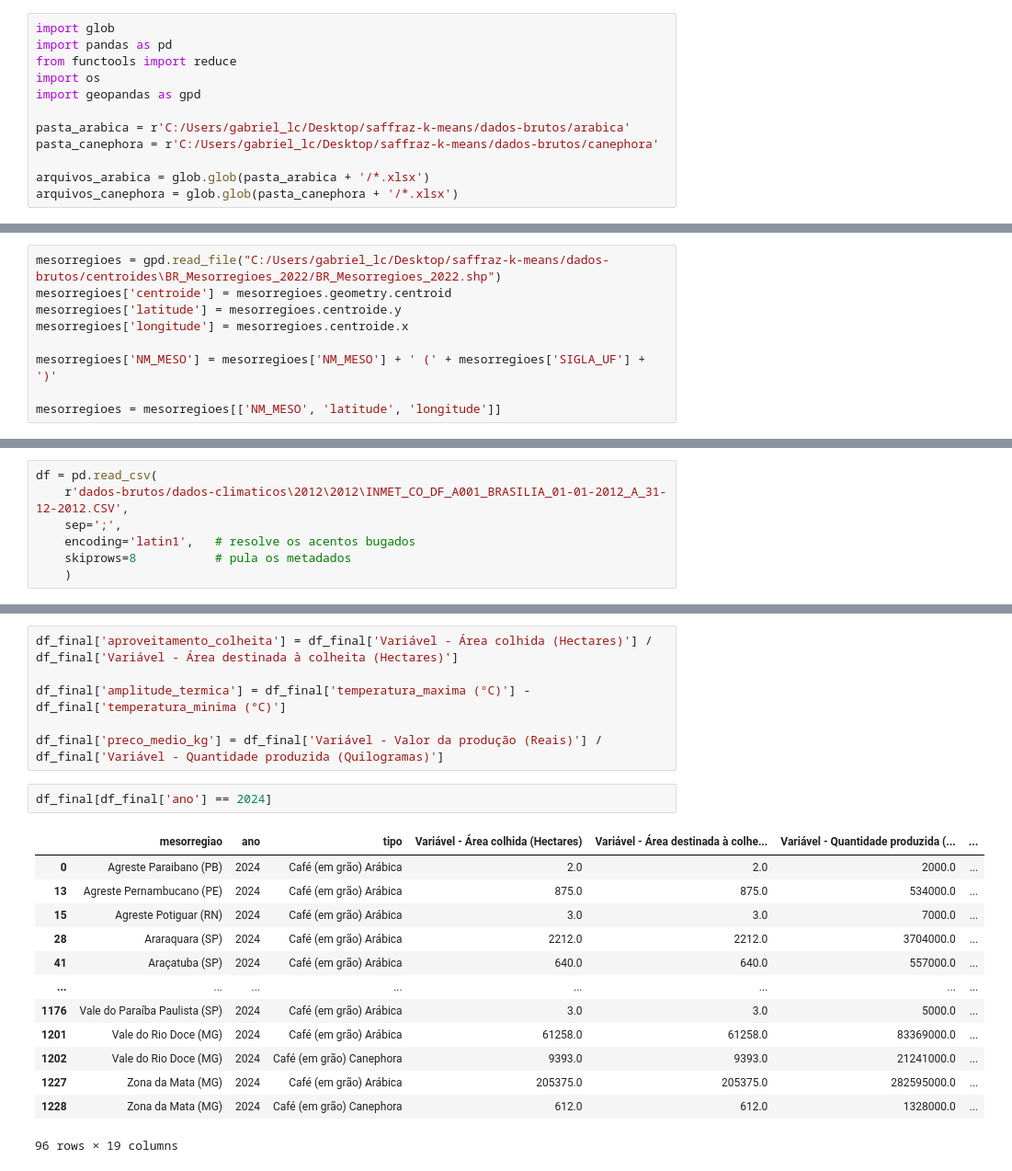
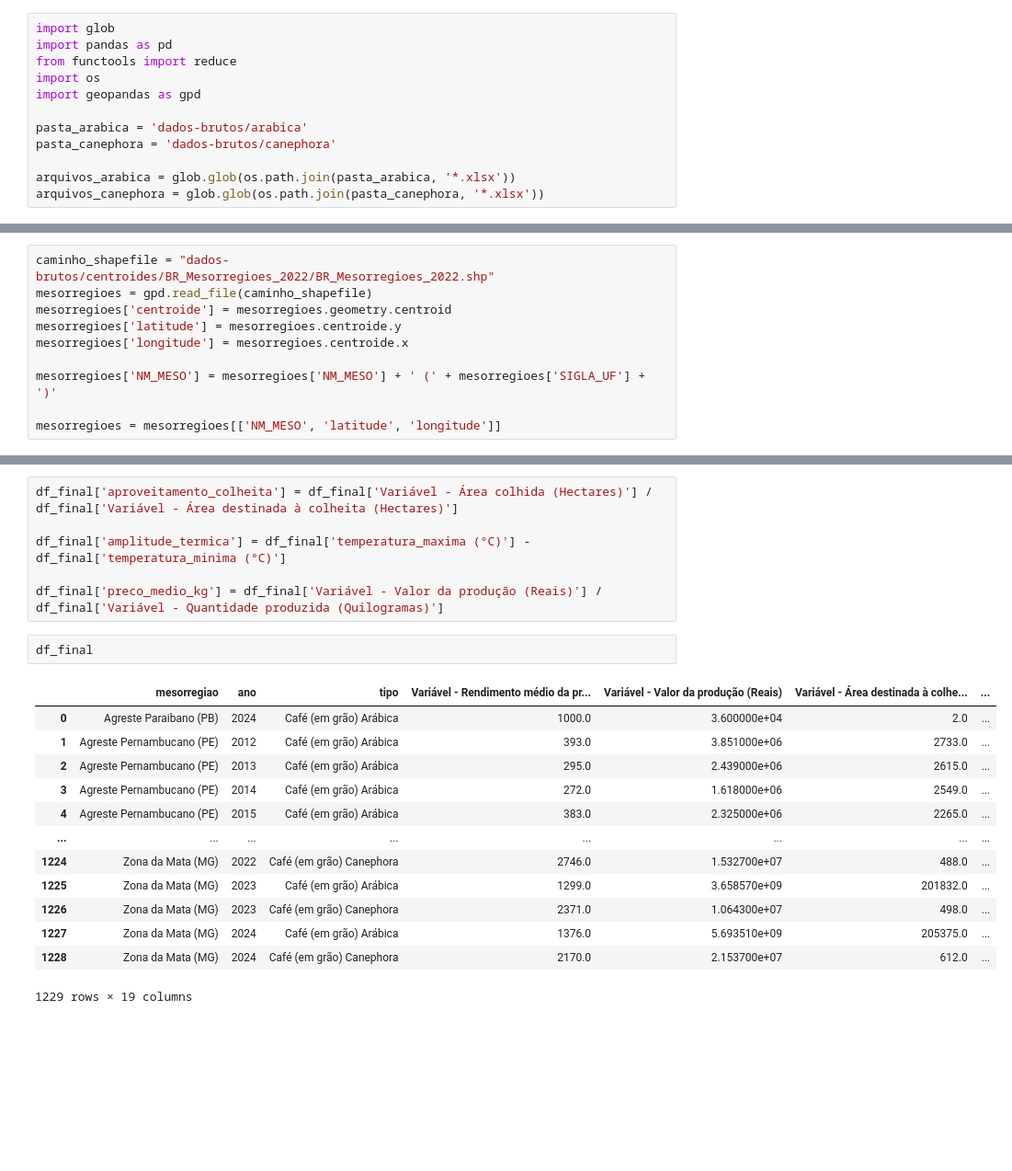
Before and after one commit to Lomba227/k-means-cafe, a Jupyter notebook: main.ipynb, the cells around one changed output, grey strips where cells are left out. Shown at 92% size. Saved outputs shown, nothing was run; the diff lists cells and outputs as text; blank space fills up the shorter version.

Commit message:
Alteração dos caminhos para rodar em qualquer pc

```diff
--- a/main.ipynb
+++ b/main.ipynb
@@ -5,11 +5,11 @@ from functools import reduce
 import os
 import geopandas as gpd
 
-pasta_arabica = r'C:/Users/gabriel_lc/Desktop/saffraz-k-means/dados-brutos/arabica'
-pasta_canephora = r'C:/Users/gabriel_lc/Desktop/saffraz-k-means/dados-brutos/canephora'
+pasta_arabica = 'dados-brutos/arabica'
+pasta_canephora = 'dados-brutos/canephora'
 
-arquivos_arabica = glob.glob(pasta_arabica + '/*.xlsx')
-arquivos_canephora = glob.glob(pasta_canephora + '/*.xlsx')
+arquivos_arabica = glob.glob(os.path.join(pasta_arabica, '*.xlsx'))
+arquivos_canephora = glob.glob(os.path.join(pasta_canephora, '*.xlsx'))
 # %%
 def trata_excel(caminho):
 
@@ -141,6 +141,7 @@ df_final
 1229 rows × 8 columns
 # %%
-mesorregioes = gpd.read_file("C:/Users/gabriel_lc/Desktop/saffraz-k-means/dados-brutos/centroides\BR_Mesorregioes_2022/BR_Mesorregioes_2022.shp")
+caminho_shapefile = "dados-brutos/centroides/BR_Mesorregioes_2022/BR_Mesorregioes_2022.shp"
+mesorregioes = gpd.read_file(caminho_shapefile)
 mesorregioes['centroide'] = mesorregioes.geometry.centroid
 mesorregioes['latitude'] = mesorregioes.centroide.y
 mesorregioes['longitude'] = mesorregioes.centroide.x
@@ -286,13 +287,6 @@ def trata_temperatura(caminho):
     df_final['ano'] = df_final['ano'].dt.year
 
     return df_final
-# %%
-df = pd.read_csv(
-    r'dados-brutos/dados-climaticos\2012\2012\INMET_CO_DF_A001_BRASILIA_01-01-2012_A_31-12-2012.CSV',
-    sep=';',
-    encoding='latin1',   # resolve os acentos bugados
-    skiprows=8           # pula os metadados
-    )
 # %%
 dfs = []
 
@@ -647,18 +641,18 @@ df_final['amplitude_termica'] = df_final['temperatura_maxima (°C)'] - df_final[
 
 df_final['preco_medio_kg'] = df_final['Variável - Valor da produção (Reais)'] / df_final['Variável - Quantidade produzida (Quilogramas)']
 # %%
-df_final[df_final['ano'] == 2024]
+df_final
 # %% [output]
-|  | mesorregiao | ano | tipo | Variável - Área colhida (Hectares) | Variável - Área destinada à colhe... | Variável - Quantidade produzida (... | ... |
-| 0 | Agreste Paraibano (PB) | 2024 | Café (em grão) Arábica | 2.0 | 2.0 | 2000.0 | ... |
-| 13 | Agreste Pernambucano (PE) | 2024 | Café (em grão) Arábica | 875.0 | 875.0 | 534000.0 | ... |
-| 15 | Agreste Potiguar (RN) | 2024 | Café (em grão) Arábica | 3.0 | 3.0 | 7000.0 | ... |
-| 28 | Araraquara (SP) | 2024 | Café (em grão) Arábica | 2212.0 | 2212.0 | 3704000.0 | ... |
-| 41 | Araçatuba (SP) | 2024 | Café (em grão) Arábica | 640.0 | 640.0 | 557000.0 | ... |
+|  | mesorregiao | ano | tipo | Variável - Rendimento médio da pr... | Variável - Valor da produção (Reais) | Variável - Área destinada à colhe... | ... |
+| 0 | Agreste Paraibano (PB) | 2024 | Café (em grão) Arábica | 1000.0 | 3.600000e+04 | 2.0 | ... |
+| 1 | Agreste Pernambucano (PE) | 2012 | Café (em grão) Arábica | 393.0 | 3.851000e+06 | 2733.0 | ... |
+| 2 | Agreste Pernambucano (PE) | 2013 | Café (em grão) Arábica | 295.0 | 2.439000e+06 | 2615.0 | ... |
+| 3 | Agreste Pernambucano (PE) | 2014 | Café (em grão) Arábica | 272.0 | 1.618000e+06 | 2549.0 | ... |
+| 4 | Agreste Pernambucano (PE) | 2015 | Café (em grão) Arábica | 383.0 | 2.325000e+06 | 2265.0 | ... |
 | ... | ... | ... | ... | ... | ... | ... | ... |
-| 1176 | Vale do Paraíba Paulista (SP) | 2024 | Café (em grão) Arábica | 3.0 | 3.0 | 5000.0 | ... |
-| 1201 | Vale do Rio Doce (MG) | 2024 | Café (em grão) Arábica | 61258.0 | 61258.0 | 83369000.0 | ... |
-| 1202 | Vale do Rio Doce (MG) | 2024 | Café (em grão) Canephora | 9393.0 | 9393.0 | 21241000.0 | ... |
-| 1227 | Zona da Mata (MG) | 2024 | Café (em grão) Arábica | 205375.0 | 205375.0 | 282595000.0 | ... |
-| 1228 | Zona da Mata (MG) | 2024 | Café (em grão) Canephora | 612.0 | 612.0 | 1328000.0 | ... |
+| 1224 | Zona da Mata (MG) | 2022 | Café (em grão) Canephora | 2746.0 | 1.532700e+07 | 488.0 | ... |
+| 1225 | Zona da Mata (MG) | 2023 | Café (em grão) Arábica | 1299.0 | 3.658570e+09 | 201832.0 | ... |
+| 1226 | Zona da Mata (MG) | 2023 | Café (em grão) Canephora | 2371.0 | 1.064300e+07 | 498.0 | ... |
+| 1227 | Zona da Mata (MG) | 2024 | Café (em grão) Arábica | 1376.0 | 5.693510e+09 | 205375.0 | ... |
+| 1228 | Zona da Mata (MG) | 2024 | Café (em grão) Canephora | 2170.0 | 2.153700e+07 | 612.0 | ... |
-96 rows × 19 columns
+1229 rows × 19 columns
```
Also changed, not shown: parts of 15 cells of this notebook.
